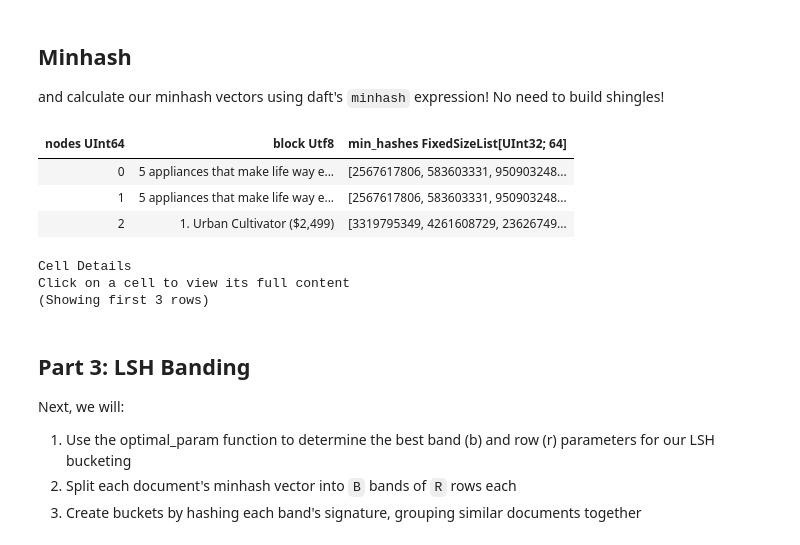
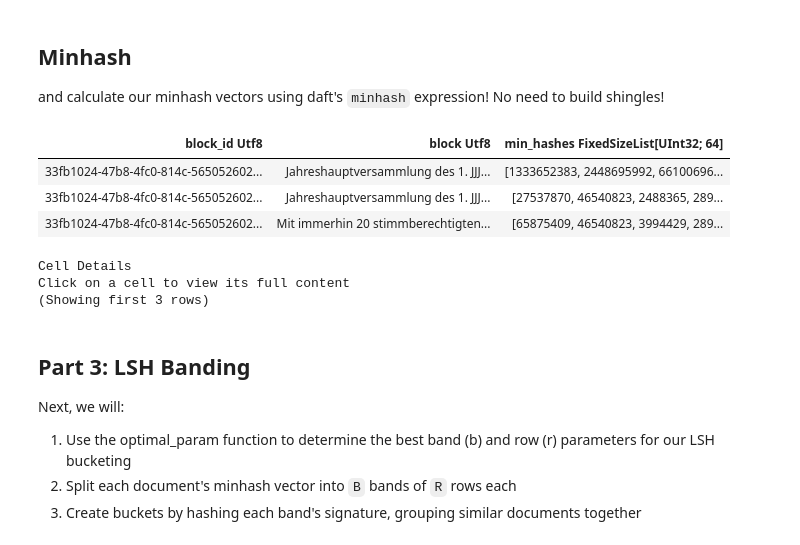
Before and after one commit to everettVT/daft-minhash-dedupe, a Jupyter notebook: workload/minhash_dedupe_common_crawl.ipynb, the cells around one changed output. Drawn from its saved outputs; the diff is of its cells as text; code cells hidden in the pictures.

Commit message:
cleanup up tests. 96% Code Coverage on unit. Added ReadMe. Updating Notebook.

```diff
--- a/workload/minhash_dedupe_common_crawl.ipynb
+++ b/workload/minhash_dedupe_common_crawl.ipynb
@@ -63,4 +64,4 @@ content_col = "block"
 # %%
-df_warc = daft.read_warc("s3://commoncrawl/crawl-data/CC-MAIN-2018-17/segments/*/warc/*.warc.gz").limit(NUM_ROWS)
-df_warc.collect()
+# Lets investigate the different types of payloads we have:
+df_warc = daft.read_warc(uri).limit(NUM_ROWS).collect() # Materialize to avoid re-reading from s3
 # %% [output]
@@ -99,11 +92,13 @@ from daft.functions import monotonically_increasing_id
 
 # Define a UDF to remove http headers from the payload
 @daft.func()
-def remove_http_headers(payload: str) -> str:
-    if payload is None:
+def remove_http_headers(x: str) -> str:
+    """Remove HTTP headers from input string by splitting on double CRLF, returning the body or empty string."""
+    if x is None:
         return ""
-    parts = payload.split("\r\n\r\n", 1)
-    return parts[1] if len(parts) == 2 else payload
+    if len(x.split("\r\n\r\n")) > 1:
+        return x.split("\r\n\r\n")[1]
+    return ""
 
 # Filter the dataframe to only include text/html payloads
 df_html = df_warc.where(col("WARC-Identified-Payload-Type")== "text/html")
@@ -189,7 +165,6 @@ NameError: name 'df_ready' is not defined
 # %%
-# Drop Un-needed Columns and add an integer index surrogate
+# Drop Un-needed Columns
 df_ready = (
     df_text
     .select(index_col, content_col)
-    .with_column("nodes", monotonically_increasing_id())
 )
@@ -195,0 +177,11 @@ df_ready = (
+# %%
+# Normalize text
+df_norm = df_ready.with_column("content_normalized",
+    col(content_col).str.normalize(
+        remove_punct=True,
+        lowercase=True,
+        nfd_unicode=True,
+        white_space=True
+    )
+)
+df_norm.select(index_col, content_col, "content_normalized").show(3)
@@ -204,21 +204,21 @@ NGRAM_SIZE = 5 # Size of the n-grams
 # %%
 # Calculate the minhash vectors
 df_minhash = (
     df_norm
-    .with_column("min_hashes", col("normalized").minhash(
+    .with_column("min_hashes", col("content_normalized").minhash(
         num_hashes = K,
         ngram_size = NGRAM_SIZE,
         seed = SEED,
         hash_function = 'xxhash'
         )
     )
 )
-df_minhash.select("nodes", content_col, "min_hashes").show(3)
+df_minhash.select(index_col, content_col, "min_hashes").show(3)
 # %% [output]
-| nodes UInt64 | block Utf8 | min_hashes FixedSizeList[UInt32; 64] |
-| 0 | 5 appliances that make life way e... | [2567617806, 583603331, 950903248... |
-| 1 | 5 appliances that make life way e... | [2567617806, 583603331, 950903248... |
-| 2 | 1. Urban Cultivator ($2,499) | [3319795349, 4261608729, 23626749... |
+| block_id Utf8 | block Utf8 | min_hashes FixedSizeList[UInt32; 64] |
+| 33fb1024-47b8-4fc0-814c-565052602... | Jahreshauptversammlung des 1. JJJ... | [1333652383, 2448695992, 66100696... |
+| 33fb1024-47b8-4fc0-814c-565052602... | Jahreshauptversammlung des 1. JJJ... | [27537870, 46540823, 2488365, 289... |
+| 33fb1024-47b8-4fc0-814c-565052602... | Mit immerhin 20 stimmberechtigten... | [65875409, 46540823, 3994429, 289... |
 Cell Details
 Click on a cell to view its full content
 (Showing first 3 rows)
```
Also changed, not shown: parts of 12 cells of this notebook, 10 other files.
